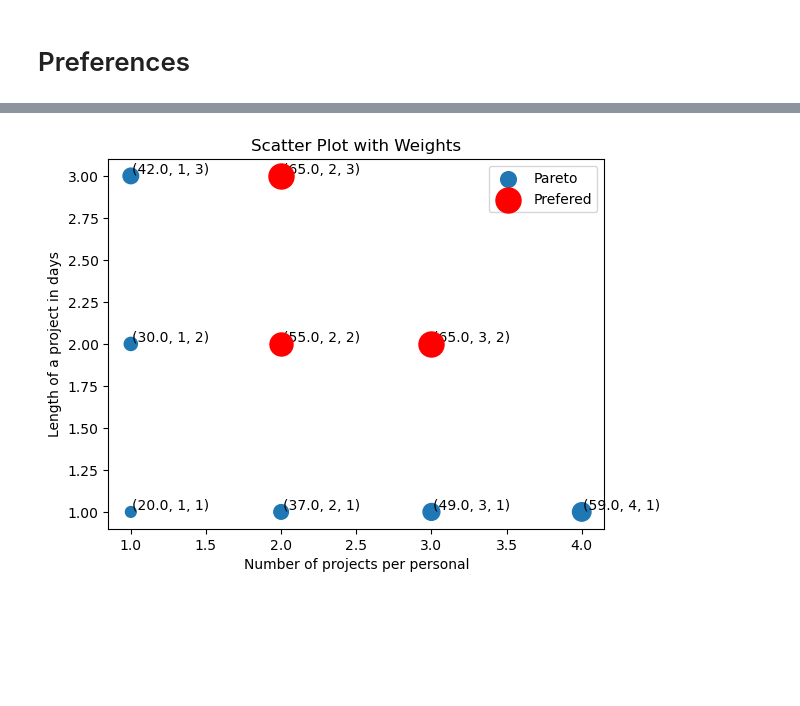
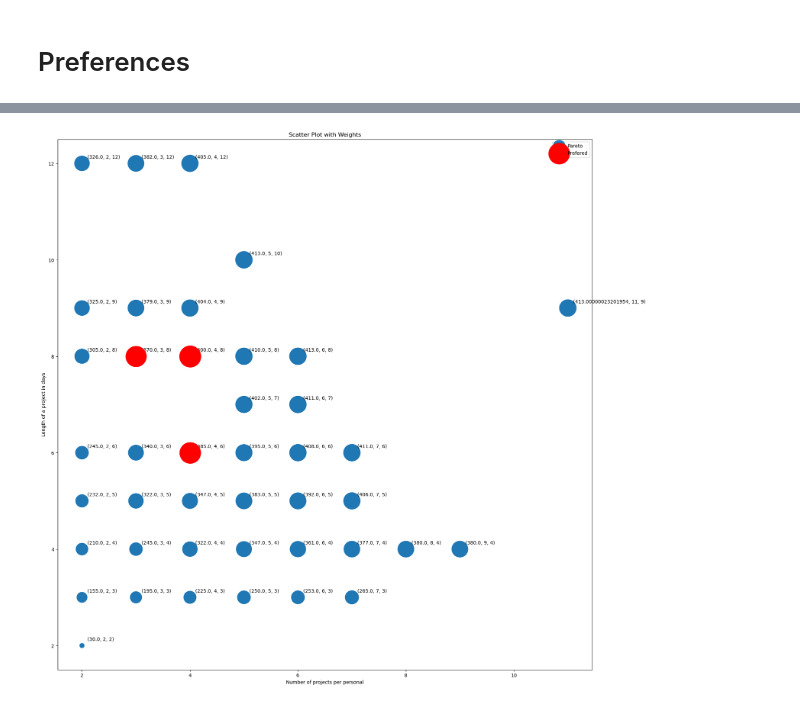
Before and after one commit to hamdilyes/decision-systems, a Jupyter notebook: ilyes_eps.ipynb, the cells around one changed output, grey strips where cells are left out. Saved outputs shown, nothing was run; the diff lists cells and outputs as text; code cells hidden in the pictures; blank space fills up the shorter version.

```diff
--- a/ilyes_eps.ipynb
+++ b/ilyes_eps.ipynb
@@ -15,7 +18,7 @@ model = grb.Model("Model")
 # %%
 # get the  data from the json file small.json
 import json
-with open('small.json') as f:
+with open('medium.json') as f:
     data = json.load(f)
 # data
 # %% [markdown]
@@ -225,10 +232,11 @@ def filter_dominated_solutions(pareto, curr):
 # %%
-eps2s = [i for i in range(len(J), 0, -1)]
-eps3s = [i for i in range(len(H), 0, -1)]
+eps2s = [i for i in range(len(J), 1, -1)]
+eps3s = [i for i in range(len(H), 1, -1)]
 pareto = []
 
 for eps2 in eps2s:
     for eps3 in eps3s:
+        print(eps2,eps3)
         # constraint for objective 2
         constrobj2 = model.addConstr( max_i <= eps2 , name = "constrobj2")
         constrobj4 = model.addConstr( max_i >= eps2 , name = "constrobj4")
@@ -296,7 +330,7 @@ max_dict = {0: max([i[0] for i in pareto]), 1: max([i[1] for i in pareto]), 2: m
 def score(sol, w_1, w_2, w_3):
     return w_1*sol[0]/max_dict[0] - w_2*sol[1]/max_dict[1] - w_3*sol[2]/max_dict[2]
 
-pareto_scores = [round(score(sol, 3, 2, 1.05), 2) for sol in pareto]
+pareto_scores = [round(score(sol, 3, 2, 1), 2) for sol in pareto]
 
 # pareto_sorted is a dictionary with the score as key and the solution as value ordered by score descending order
 pareto_sorted = {pareto_scores[i]: pareto[i] for i in range(len(pareto_scores))}
@@ -315,20 +357,21 @@ pareto_sorted
 # %%
 # Create the scatter plot
+fig = plt.figure(figsize=(20,20))
 plt.scatter([i[1] for i in pareto], [i[2] for i in pareto],s = [i[0]*3 for i in pareto])
 # Add a title and labels for the x and y axes
 for i in pareto:
-    plt.text(i[1] + 0.01, i[2]+0.01,  '%s' % (str(i)), size=10, zorder=1, color='k')
+    plt.text(i[1] + 0.1, i[2]+0.1,  '%s' % (str(i)), size=10, zorder=1, color='k')
 
 # color the 3 best solutions in red according to pareto_sorted
 for i in range(3):
     plt.scatter([pareto_sorted[list(pareto_sorted.keys())[i]][1]], [pareto_sorted[list(pareto_sorted.keys())[i]][2]],s = [pareto_sorted[list(pareto_sorted.keys())[i]][0]*5], color = 'red')
 
 plt.title("Scatter Plot with Weights")
 plt.xlabel("Number of projects per personal")
 plt.ylabel("Length of a project in days")
 plt.legend(['Pareto', 'Prefered'])
 
 # Show the plot
 plt.show()
 # %% [output]
-[figure, old version]
+[figure, new version]
```
Also changed, not shown: parts of 6 cells of this notebook.
